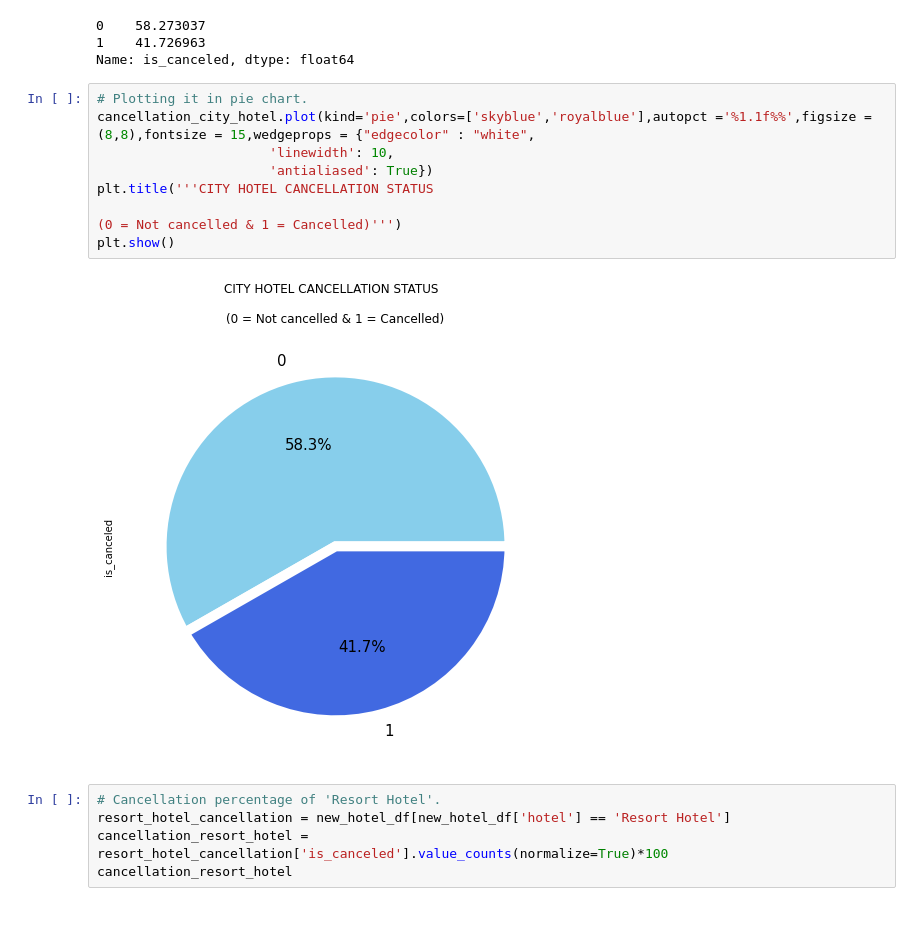
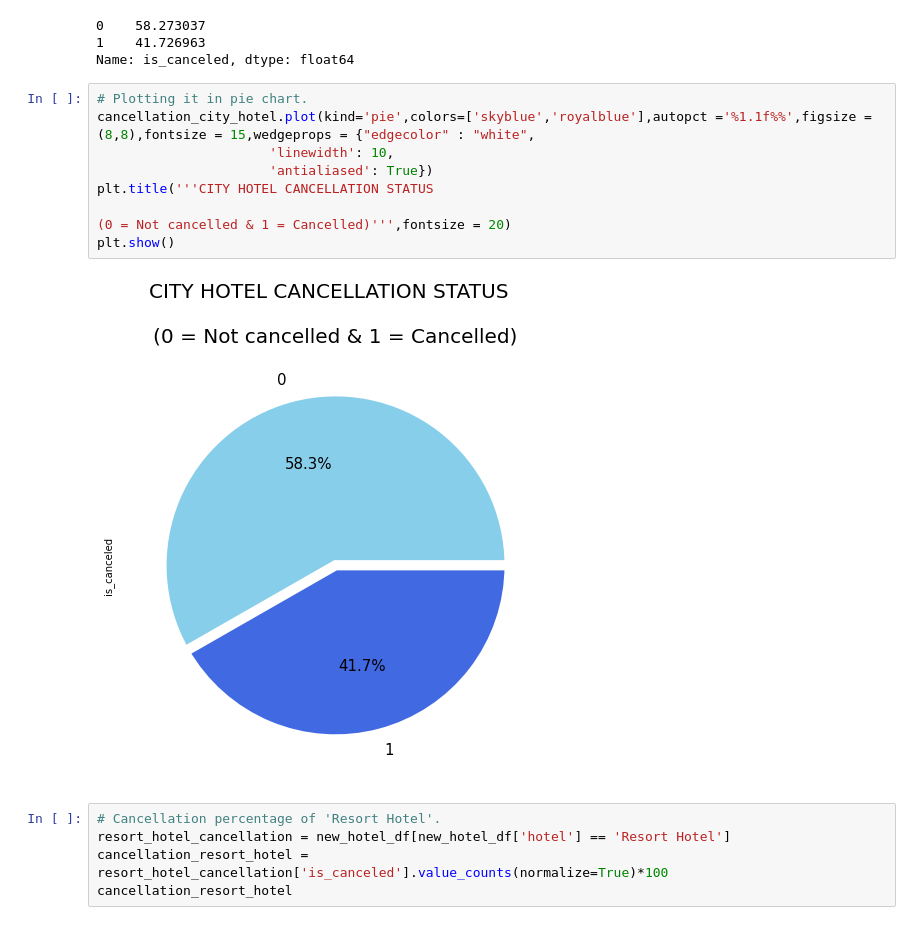
Before and after one commit to Arka1212/Hotel-Booking-Analysis, a Jupyter notebook: Hotel_Booking_Analysis_Capstone_Project.ipynb, the cells around one changed output. Drawn from its saved outputs; the diff is of its cells as text.

```diff
--- a/Hotel_Booking_Analysis_Capstone_Project.ipynb
+++ b/Hotel_Booking_Analysis_Capstone_Project.ipynb
@@ -436,14 +436,14 @@ Name: is_canceled, dtype: float64
 # %%
 # Plotting it in pie chart.
 cancellation_city_hotel.plot(kind='pie',colors=['skyblue','royalblue'],autopct ='%1.1f%%',figsize =(8,8),fontsize = 15,wedgeprops = {"edgecolor" : "white",
                       'linewidth': 10,
                       'antialiased': True})
 plt.title('''CITY HOTEL CANCELLATION STATUS
 
-(0 = Not cancelled & 1 = Cancelled)''')
+(0 = Not cancelled & 1 = Cancelled)''',fontsize = 20)
 plt.show()
 # %% [output]
-[figure, old version]
+[figure, new version]
 # %%
 # Cancellation percentage of 'Resort Hotel'.
 resort_hotel_cancellation = new_hotel_df[new_hotel_df['hotel'] == 'Resort Hotel']
```
Also changed, not shown: parts of 15 cells of this notebook.
